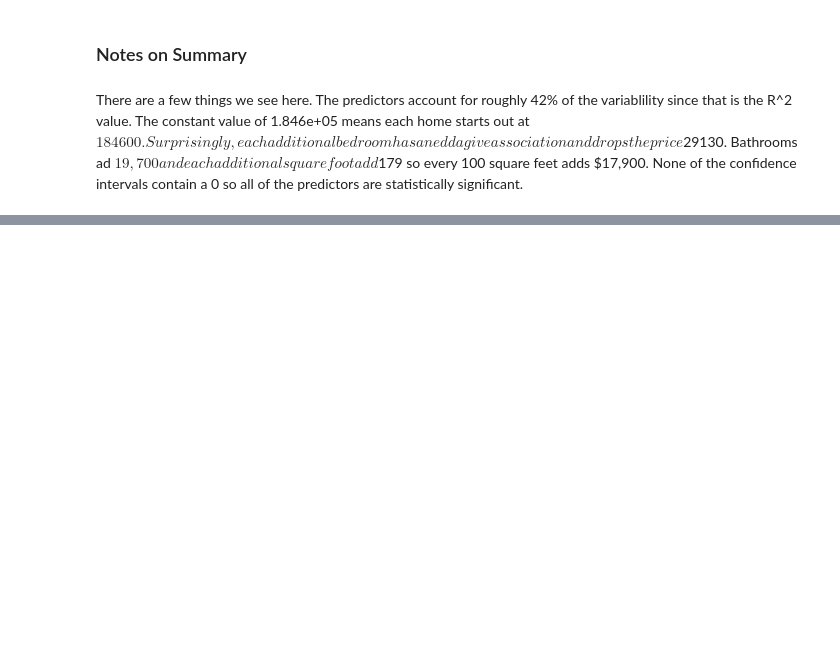
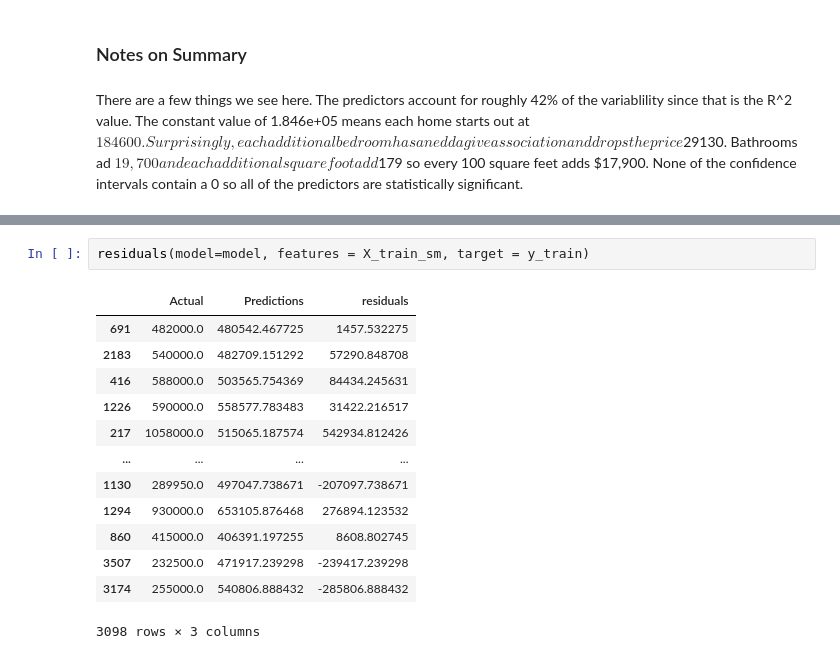
Before and after one commit to ryslipe/USA-House-Prices, a Jupyter notebook: notebooks/linear_regression_model.ipynb, the cells around one changed output, grey strips where cells are left out. Drawn from its saved outputs; the diff is of its cells as text; blank space fills up the shorter version.

```diff
--- a/notebooks/linear_regression_model.ipynb
+++ b/notebooks/linear_regression_model.ipynb
@@ -130,0 +163,16 @@ There are a few things we see here. The predictors account for roughly 42% of th
+# %%
+residuals(model=model, features = X_train_sm, target = y_train)
+# %% [output]
+|  | Actual | Predictions | residuals |
+| 691 | 482000.0 | 480542.467725 | 1457.532275 |
+| 2183 | 540000.0 | 482709.151292 | 57290.848708 |
+| 416 | 588000.0 | 503565.754369 | 84434.245631 |
+| 1226 | 590000.0 | 558577.783483 | 31422.216517 |
+| 217 | 1058000.0 | 515065.187574 | 542934.812426 |
+| ... | ... | ... | ... |
+| 1130 | 289950.0 | 497047.738671 | -207097.738671 |
+| 1294 | 930000.0 | 653105.876468 | 276894.123532 |
+| 860 | 415000.0 | 406391.197255 | 8608.802745 |
+| 3507 | 232500.0 | 471917.239298 | -239417.239298 |
+| 3174 | 255000.0 | 540806.888432 | -285806.888432 |
+3098 rows × 3 columns
```
Also changed, not shown: parts of 11 cells of this notebook.
